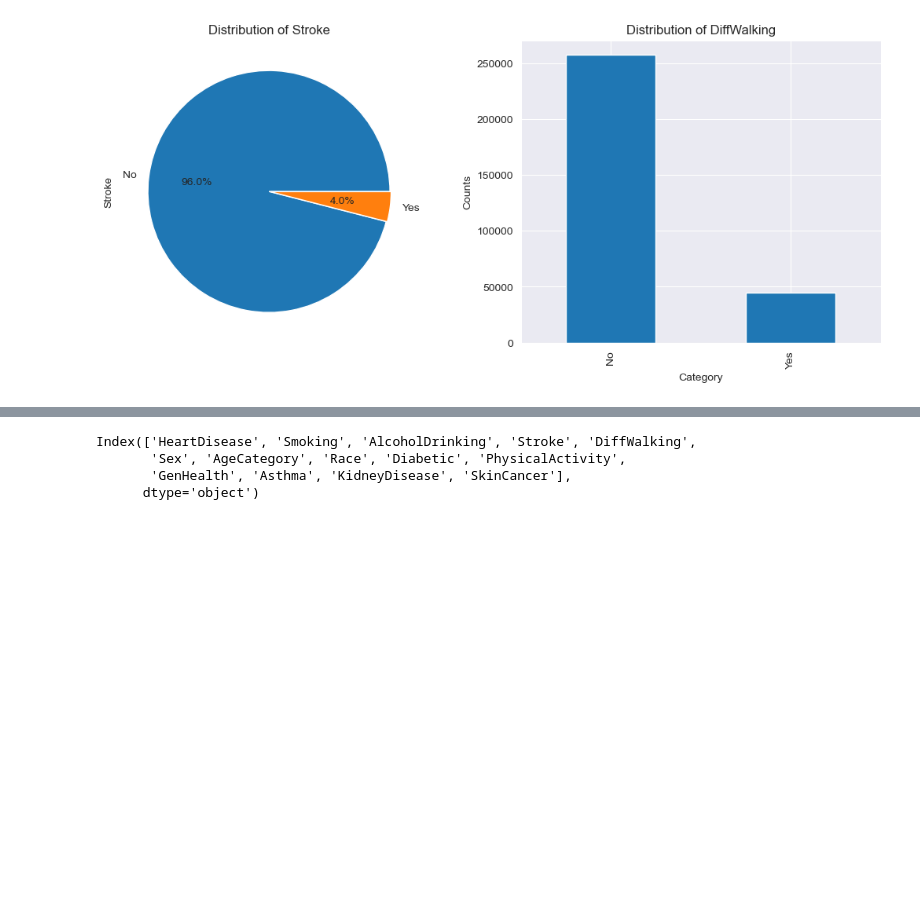
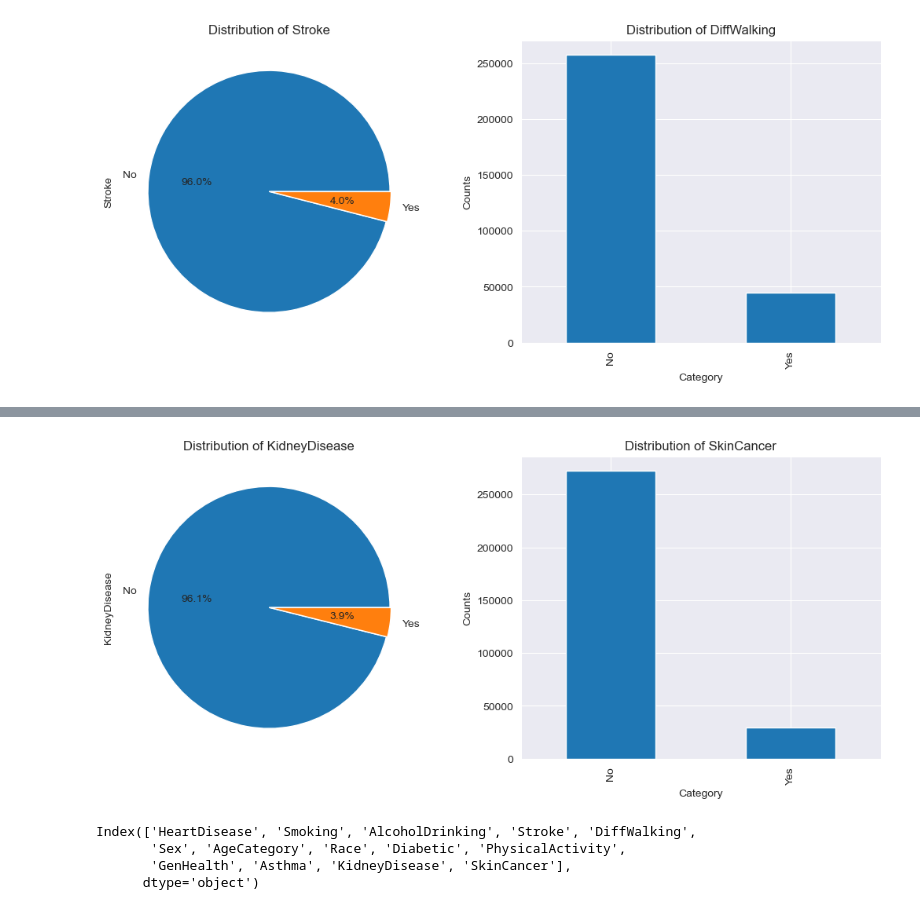
Before and after one commit to Jefest1/key_heart_disease_indicators, a Jupyter notebook: Notebooks/analysis.ipynb, the cells around one changed output, grey strips where cells are left out. Drawn from its saved outputs; the diff is of its cells as text; code cells hidden in the pictures; blank space fills up the shorter version.

```diff
--- a/Notebooks/analysis.ipynb
+++ b/Notebooks/analysis.ipynb
@@ -214,3 +216,8 @@ plot_cat()
+# %%
+# Drowing charts for Kidney Disease status and Skin cancer status
+plot_cat('KidneyDisease', 'SkinCancer')
+# %% [output]
+[figure, added]
 # %%
 cat_cols = data.select_dtypes(exclude= ['int64', 'float64'])
 cat_cols.columns
```
Also changed, not shown: parts of 2 cells of this notebook.
